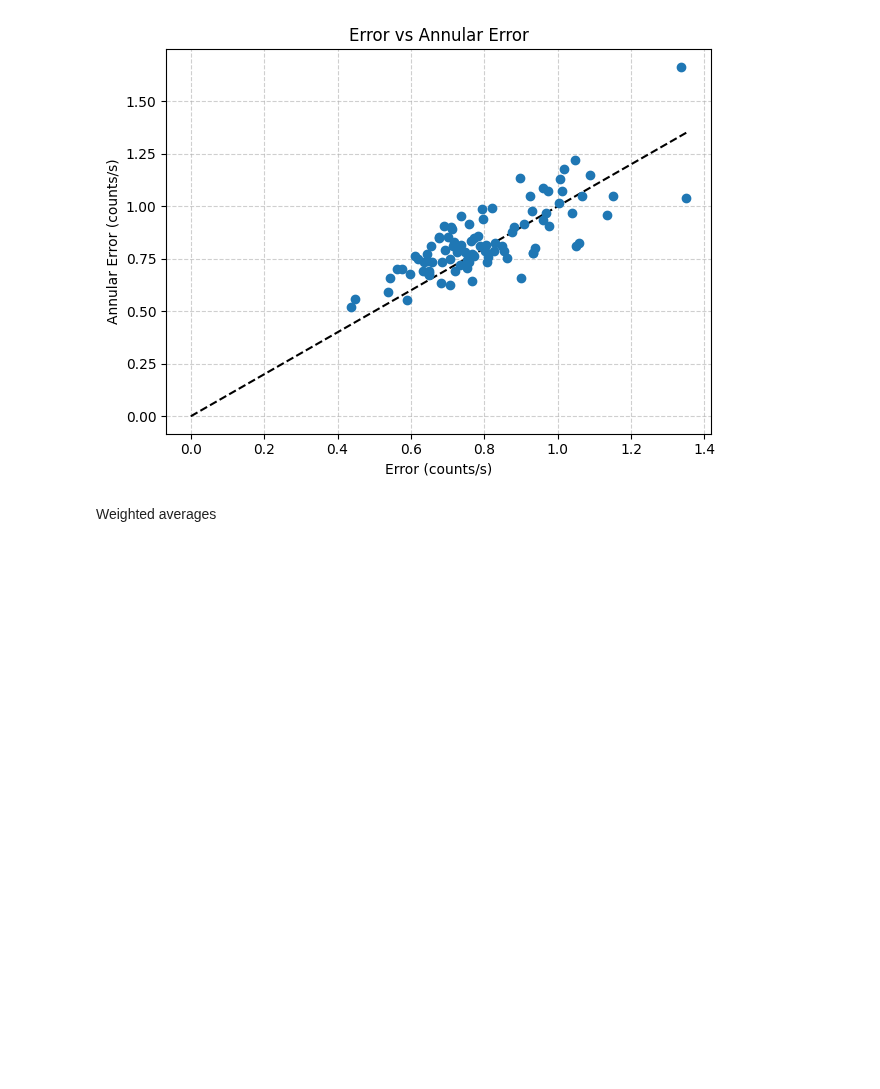
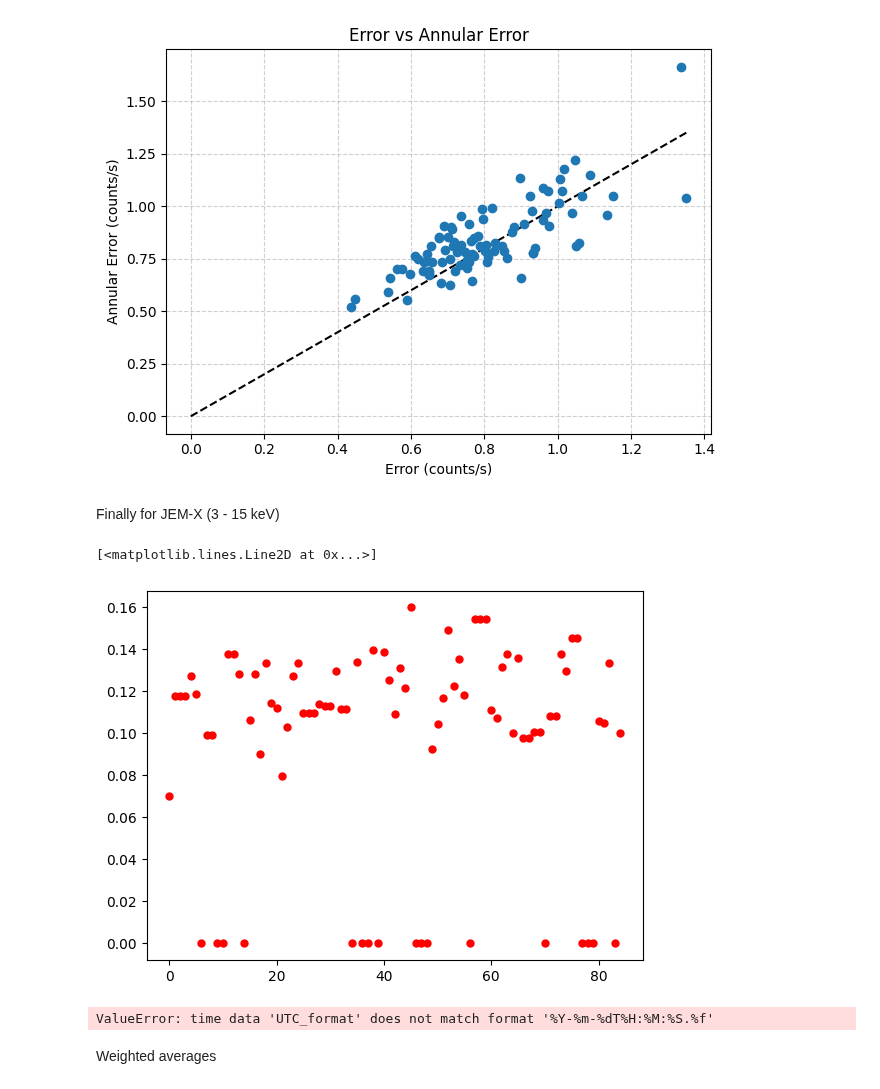
Before and after one commit to interstellxr/jupiter-xray-analysis, a Jupyter notebook: jupiter-xrays/CrabPlotting.ipynb, the cells around one changed output. Cells and saved outputs as stored; diff of their text form; code cells hidden in the pictures; blank space fills up the shorter version.

Commit message:
JEM-X query for the Crab, more plotting and data exploration

```diff
--- a/jupiter-xrays/CrabPlotting.ipynb
+++ b/jupiter-xrays/CrabPlotting.ipynb
@@ -5,9 +8,13 @@ from utils import *
 # %%
-# 15 - 30 keV
-cr1, vr1, sg1, xp1, acr1, avr1, cr1_cpsf, cr1_psf, err1_cpsf, err1_psf, date1 = loadCrabIMG("../data/CrabIMG_FITS_15_30")
+# ISGRI: 15 - 30 keV
+cr1, vr1, sg1, xp1, acr1, avr1, cr1_cpsf, cr1_psf, err1_cpsf, err1_psf, date1, _ = loadCrabIMG("../data/CrabIMG_FITS_15_30")
 lc1, lc1_err, lc1_date = loadCrabLC("../data/CrabLC_FITS_15_30")
 
-# 30 - 60 keV
-cr2, vr2, sg2, xp2, acr2, avr2, cr2_cpsf, cr2_psf, err2_cpsf, err2_psf, date2 = loadCrabIMG("../data/CrabIMG_FITS_30_60")
+# ISGRI: 30 - 60 keV
+cr2, vr2, sg2, xp2, acr2, avr2, cr2_cpsf, cr2_psf, err2_cpsf, err2_psf, date2, _ = loadCrabIMG("../data/CrabIMG_FITS_30_60")
 lc2, lc2_err, lc2_date = loadCrabLC("../data/CrabLC_FITS_30_60")
+
+# JEM-X: 3 - 15 keV
+cr3, vr3, sg3, xp3, acr3, avr3, cr3_cpsf, cr3_psf, err3_cpsf, err3_psf, date3, _ = loadCrabIMG("../data/CrabIMG_FITS_3_15")
+lc3, lc3_err, lc3_date = loadCrabLC("../data/CrabLC_FITS_3_15")
 # %% [output]
@@ -147,6 +160,70 @@ plt.tight_layout()
 # %% [output]
 [figure]
 [figure]
+# %% [markdown]
+Finally for JEM-X (3 - 15 keV)
+# %%
+plt.plot(cr3_cpsf, linestyle='', color='r', label='Crab 3-15 keV', marker='o', markersize=5)
+# %% [output]
+[<matplotlib.lines.Line2D at 0x...>]
+[figure, added]
+# %%
+from datetime import datetime
+import matplotlib.pyplot as plt
+
+img_times3 = [datetime.strptime(date, "%Y-%m-%dT%H:%M:%S") for date in date3]
+lc_times3 = [datetime.strptime(date, "%Y-%m-%dT%H:%M:%S.%f") for date in lc3_date]
+
+# Calculate averages and standard deviations
+avg_cr3 = np.mean(cr3)
+std_cr3 = np.std(cr3)
+avg_psf3 = np.mean(cr2_psf)
+std_psf3 = np.std(cr3_psf)
+avg_cpsf3 = np.mean(cr3_cpsf)
+std_cpsf3 = np.std(cr3_cpsf)
+
+avg_lc3 = np.mean(lc3)
+std_lc3 = np.std(lc3)
+
+# Plot count rate over time with errorbars and std region
+plt.figure()
+
+plt.errorbar(img_times3, cr3, yerr=np.sqrt(vr2), color='r', fmt='o', capsize=5, label='Pixel')
+plt.errorbar(img_times3, cr3_psf, yerr=np.sqrt(vr2), color='g', fmt='o', capsize=5, label='PSF')
+plt.errorbar(img_times3, cr2_cpsf, yerr=np.sqrt(vr2), color='b', fmt='o', capsize=5, label='Constrained PSF')
+plt.errorbar(lc_times3, lc3, yerr=lc3_err, color='c', fmt='o', capsize=5, label='LC')
+
+plt.axhline(avg_cr3, color='r', linestyle='--')
+plt.axhline(avg_psf3, color='g', linestyle='-.')
+plt.axhline(avg_cpsf3, color='b', linestyle=':')
+plt.axhline(avg_lc3, color='c', linestyle='-.')
+
+plt.xlabel("Observation Date")
+plt.ylabel("Count Rate (counts/s)")
+plt.title("30 - 60 KeV")
+plt.xticks(rotation=45)
+plt.grid(True, linestyle="--", alpha=0.6)
+plt.legend()
+plt.tight_layout()
+
+
+# Plot error vs annular error
+plt.figure()
+
+# straight line
+x = np.linspace(0, np.max(np.sqrt(vr3)), 100)
+y = x
+plt.plot(x, y, color='k', linestyle='--', label='y=x')
+
+plt.errorbar(np.sqrt(vr3), np.sqrt(avr3), fmt='o', capsize=5)
+
+plt.xlabel("Error (counts/s)")
+plt.ylabel("Annular Error (counts/s)")
+plt.title("Error vs Annular Error")
+plt.grid(True, linestyle="--", alpha=0.6)
+plt.tight_layout()
+# %% [output]
+ValueError: time data 'UTC_format' does not match format '%Y-%m-%dT%H:%M:%S.%f'
 # %% [markdown]
 Weighted averages
 # %%
```
Also changed, not shown: parts of 5 cells of this notebook, 6 other files.
